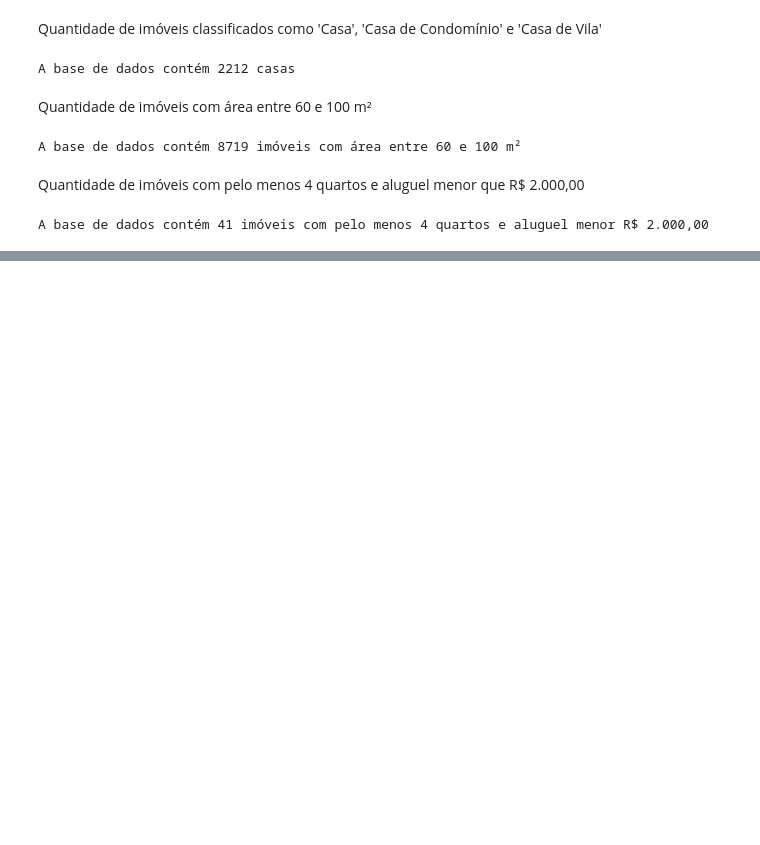
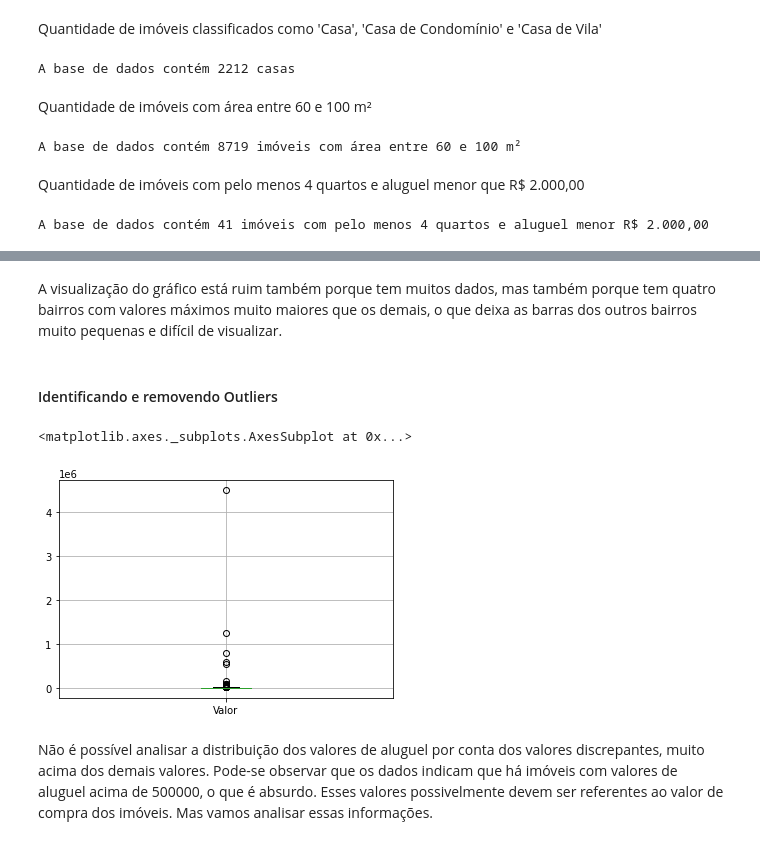
Before and after one commit to ludmilabueno/portfolio, a Jupyter notebook: alura-pandas-analise-tratamento-dos-dados/notebook/alura_pandas_tratamento_e_analise_dados.ipynb, the cells around one changed output, grey strips where cells are left out. Cells and saved outputs as stored; diff of their text form; code cells hidden in the pictures; blank space fills up the shorter version.

```diff
--- a/alura-pandas-analise-tratamento-dos-dados/notebook/alura_pandas_tratamento_e_analise_dados.ipynb
+++ b/alura-pandas-analise-tratamento-dos-dados/notebook/alura_pandas_tratamento_e_analise_dados.ipynb
@@ -249,0 +463,4 @@ A base de dados contém 41 imóveis com pelo menos 4 quartos e aluguel menor R$
+# %%
+dados_residencial['Valor Bruto/m²'] = round((dados_residencial['Valor Bruto'] / dados_residencial['Area']), 2)
+
+dados_residencial.head(10)
@@ -249,0 +744,11 @@ A base de dados contém 41 imóveis com pelo menos 4 quartos e aluguel menor R$
+# %% [markdown]
+A visualização do gráfico está ruim também porque tem muitos dados, mas também porque tem quatro bairros com valores máximos muito maiores que os demais, o que deixa as barras dos outros bairros muito pequenas e difícil de visualizar.
+# %% [markdown]
+#### Identificando e removendo Outliers
+# %%
+dados_residencial.boxplot(['Valor'])
+# %% [output]
+<matplotlib.axes._subplots.AxesSubplot at 0x...>
+[figure, added]
+# %% [markdown]
+Não é possível analisar a distribuição dos valores de aluguel por conta dos valores discrepantes, muito acima dos demais valores. Pode-se observar que os dados indicam que há imóveis com valores de aluguel acima de 500000, o que é absurdo. Esses valores possivelmente devem ser referentes ao valor de compra dos imóveis. Mas vamos analisar essas informações.
```
Also changed, not shown: parts of 79 cells of this notebook.
